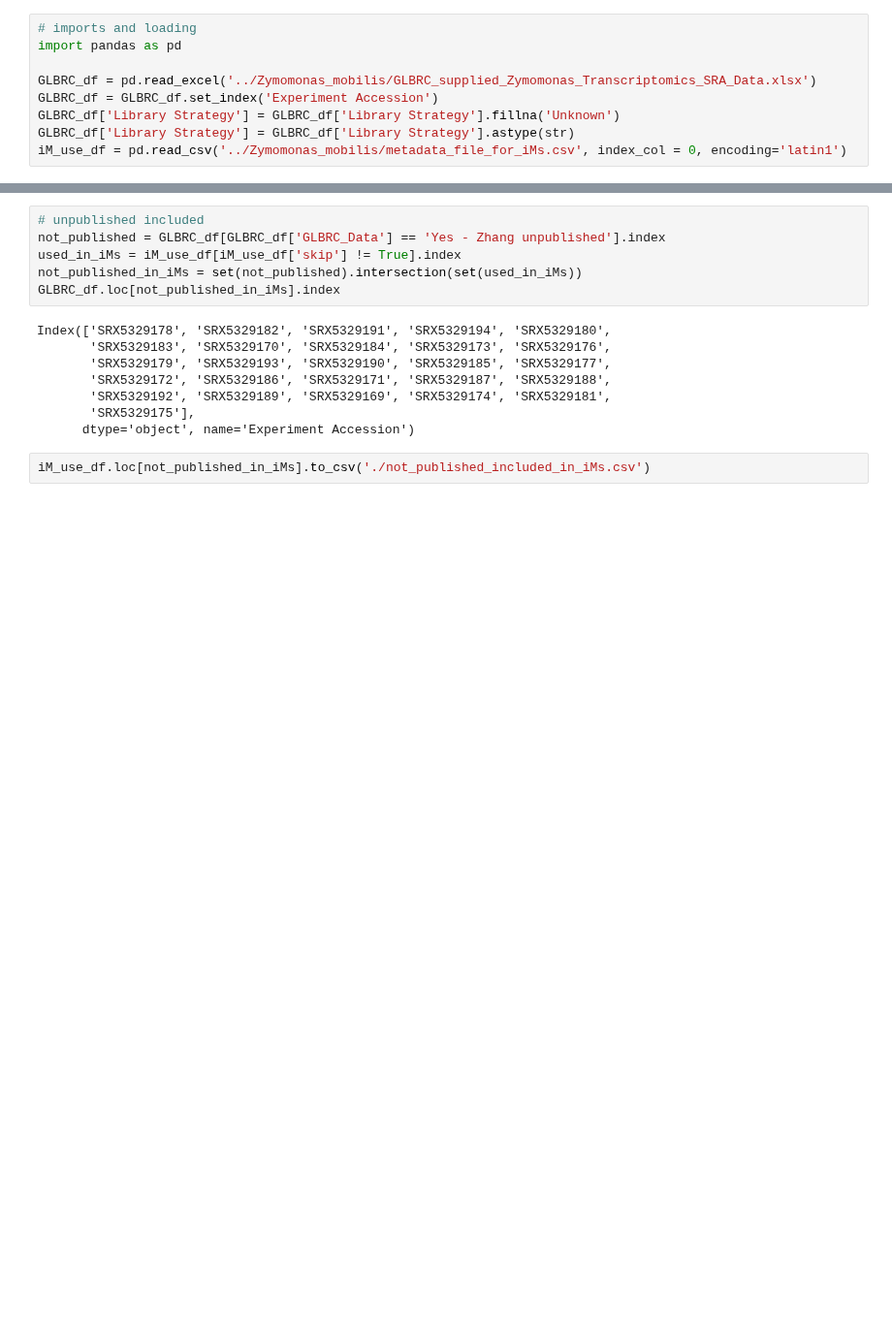
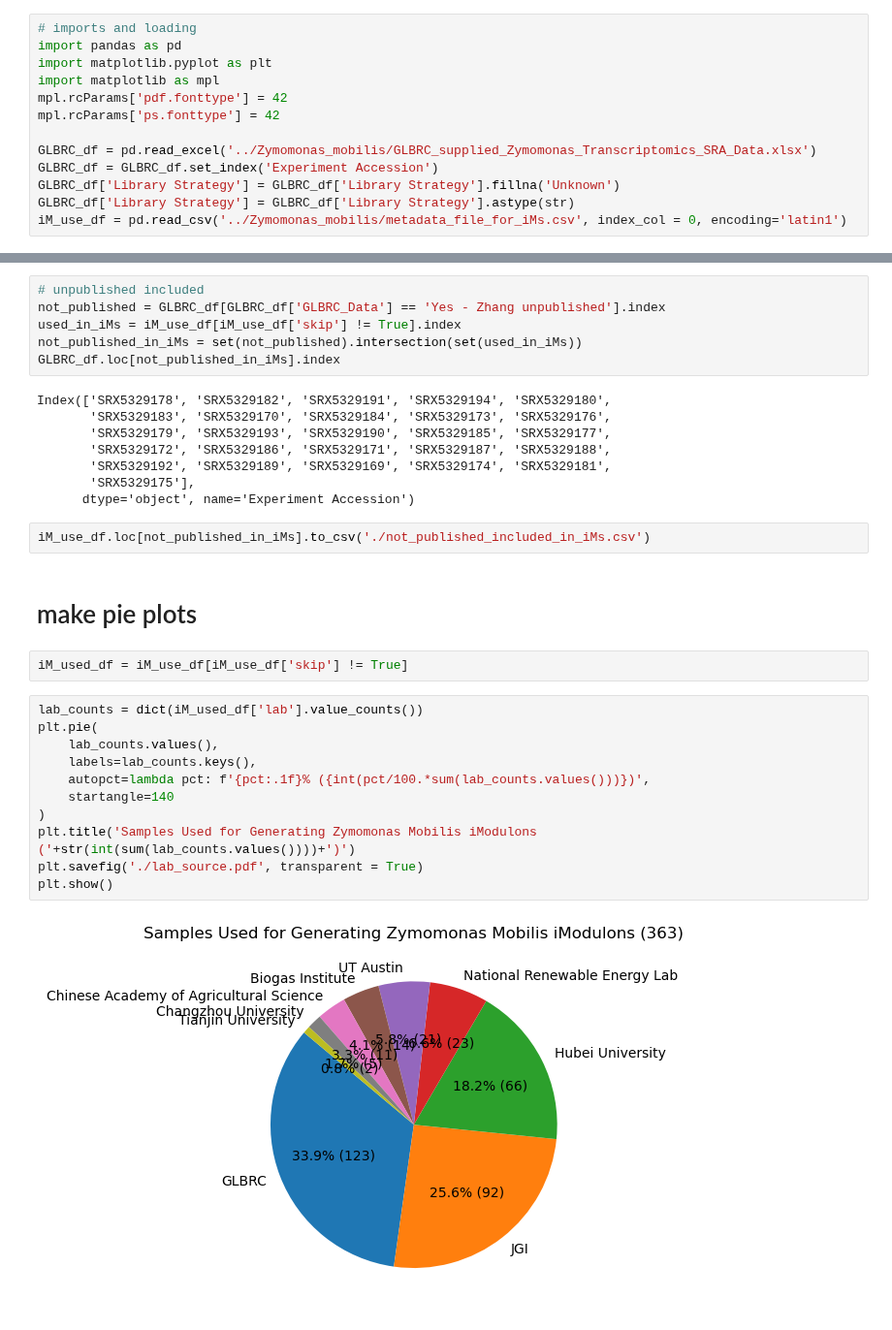
Before and after one commit to cristalzucsd/iModulonMiner, a Jupyter notebook: 1_download_metadata/metadata_check.ipynb, the cells around one changed output, grey strips where cells are left out. Shown at 97% size. Drawn from its saved outputs; the diff is of its cells as text; blank space fills up the shorter version.

```diff
--- a/1_download_metadata/metadata_check.ipynb
+++ b/1_download_metadata/metadata_check.ipynb
@@ -1,6 +1,10 @@
 # %%
 # imports and loading
 import pandas as pd
+import matplotlib.pyplot as plt
+import matplotlib as mpl
+mpl.rcParams['pdf.fonttype'] = 42
+mpl.rcParams['ps.fonttype'] = 42
 
 GLBRC_df = pd.read_excel('../Zymomonas_mobilis/GLBRC_supplied_Zymomonas_Transcriptomics_SRA_Data.xlsx')
 GLBRC_df = GLBRC_df.set_index('Experiment Accession')
@@ -56,3 +44,20 @@ Index(['SRX5329178', 'SRX5329182', 'SRX5329191', 'SRX5329194', 'SRX5329180',
       dtype='object', name='Experiment Accession')
 # %%
 iM_use_df.loc[not_published_in_iMs].to_csv('./not_published_included_in_iMs.csv')
+# %% [markdown]
+# make pie plots
+# %%
+iM_used_df = iM_use_df[iM_use_df['skip'] != True]
+# %%
+lab_counts = dict(iM_used_df['lab'].value_counts())
+plt.pie(
+    lab_counts.values(),
+    labels=lab_counts.keys(),
+    autopct=lambda pct: f'{pct:.1f}% ({int(pct/100.*sum(lab_counts.values()))})',
+    startangle=140
+)
+plt.title('Samples Used for Generating Zymomonas Mobilis iModulons ('+str(int(sum(lab_counts.values())))+')')
+plt.savefig('./lab_source.pdf', transparent = True)
+plt.show()
+# %% [output]
+[figure, added]
```
Also changed, not shown: parts of 1 cell of this notebook, 8 other files.
